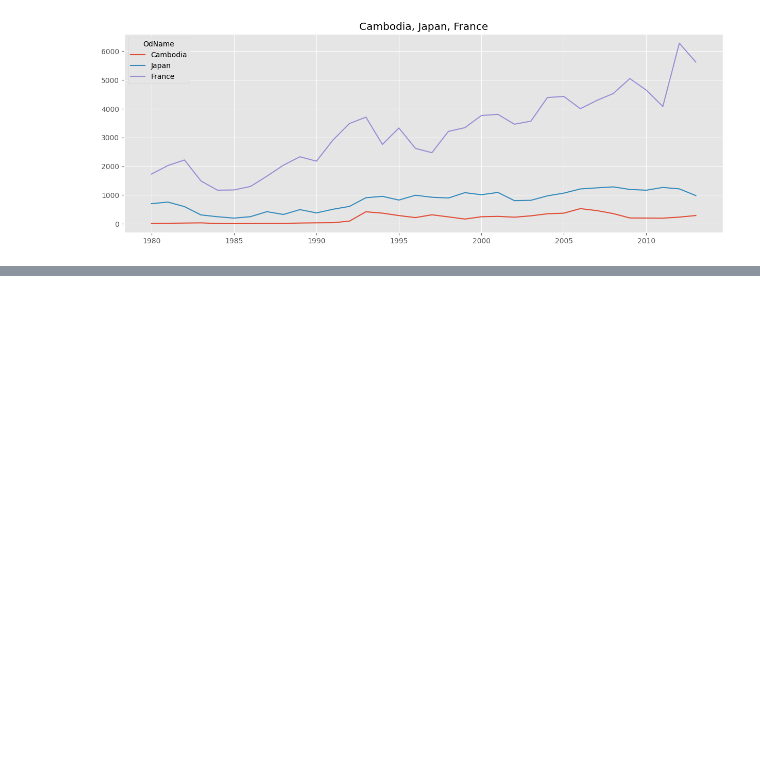
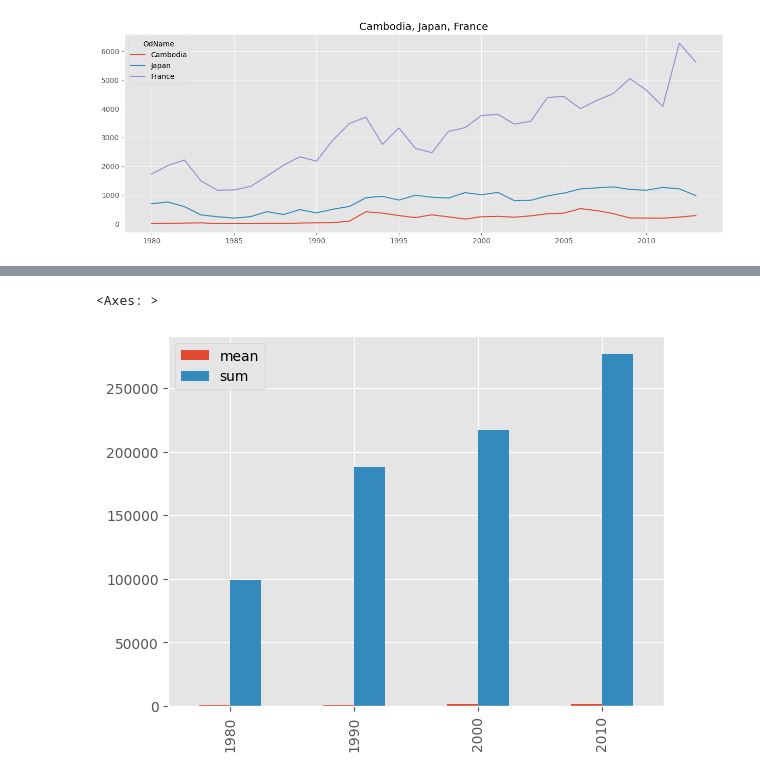
Before and after one commit to pratyush-pathak/DataScience, a Jupyter notebook: analysis/analysis.ipynb, the cells around one changed output, grey strips where cells are left out. Cells and saved outputs as stored; diff of their text form; code cells hidden in the pictures; blank space fills up the shorter version.

```diff
--- a/analysis/analysis.ipynb
+++ b/analysis/analysis.ipynb
@@ -244,0 +437,5 @@ plt.savefig('comparing-3-countries.png')
+# %%
+canada[[1980,1990,2000,2010]].agg(['mean','sum']).T.plot(kind='bar')
+# %% [output]
+<Axes: >
+[figure, added]
```
Also changed, not shown: parts of 35 cells of this notebook.
